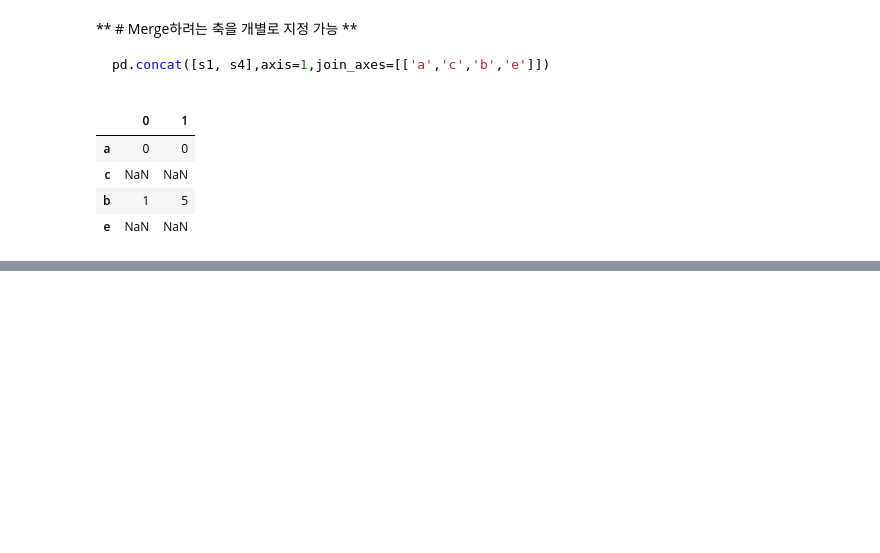
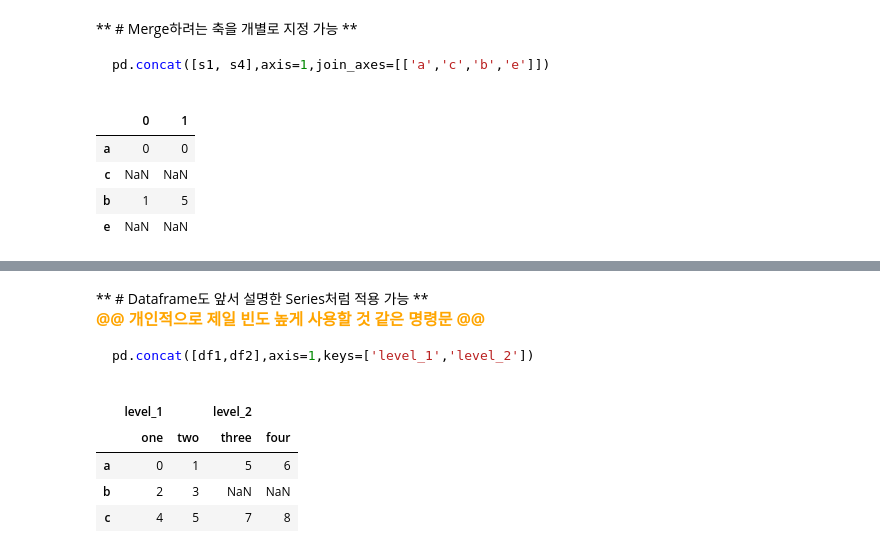
Before and after one commit to h3imdallr/TIL-datascience, a Jupyter notebook: DataWrangling.ipynb, the cells around one changed output, grey strips where cells are left out. Cells and saved outputs as stored; diff of their text form; code cells hidden in the pictures; blank space fills up the shorter version.

````diff
--- a/DataWrangling.ipynb
+++ b/DataWrangling.ipynb
@@ -397,0 +443,21 @@ pd.concat([s1, s4],axis=1,join_axes=[['a','c','b','e']])
+# %% [markdown]
+** # Dataframe도 앞서 설명한 Series처럼 적용 가능 **
+<span style="color:orange; font-weight:bold; font-size:12pt"> @@ 개인적으로 제일 빈도 높게 사용할 것 같은 명령문 @@ </span>
+
+>
+```css
+pd.concat([df1,df2],axis=1,keys=['level_1','level_2'])
+```
+>
+# %%
+df1 = pd.DataFrame(np.arange(6).reshape(3,2),
+                   index = ['a','b','c'],columns= ['one','two'])
+df2 = pd.DataFrame(5+np.arange(4).reshape(2,2),
+                  index = ['a','c'],columns = ['three','four'])
+pd.concat([df1,df2],axis=1,keys=['level_1','level_2'])
+# %% [output]
+|  | level_1 |  | level_2 |  |
+|  | one | two | three | four |
+| a | 0 | 1 | 5 | 6 |
+| b | 2 | 3 | NaN | NaN |
+| c | 4 | 5 | 7 | 8 |
````
Also changed, not shown: parts of 14 cells of this notebook.
